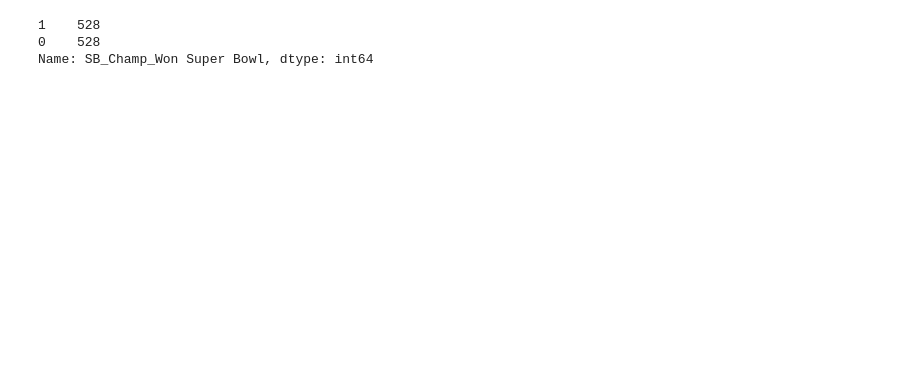
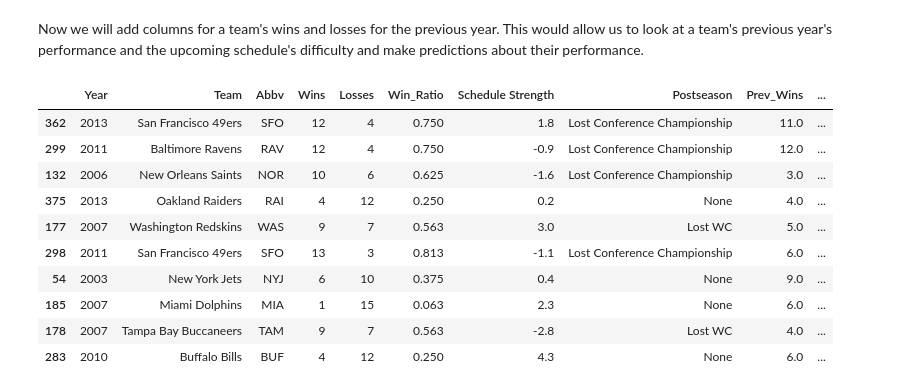
Before and after one commit to whege/SuperBowlWinFactors, a Jupyter notebook: nfl_sb_probs.ipynb, the cells around one changed output. Cells and saved outputs as stored; diff of their text form; code cells hidden in the pictures; blank space fills up the shorter version.

```diff
--- a/nfl_sb_probs.ipynb
+++ b/nfl_sb_probs.ipynb
@@ -67,0 +47,39 @@ sns.histplot(data['Schedule Strength'], ax=axes[3])
+# %% [markdown]
+Now we will add columns for a team's wins and losses for the previous year. This would allow us to look at a team's previous year's performance and the upcoming schedule's difficulty and make predictions about their performance.
+# %%
+"""
+First we need to to iterate over the unique teams in the dataframe and break
+each team into it's own dataframe to shift their data by a year. This is to
+prevent the most recent data from one team from being shifted into the oldest
+data for a different team (for example).
+"""
+
+# Isolate each team into a separate dataframe based on abbreviation
+team_dfs = [data[data['Abbv'] == abbv].copy() for abbv in data['Abbv'].unique()]
+
+# Sort each team's dataframe by year
+team_dfs = [df.sort_values(by='Year', ascending=False) for df in team_dfs]
+
+# Iterate over dataframes for each team, and shift relevant columns back a year
+for team in team_dfs:
+  team['Prev_Wins'] = team['Wins'].copy().shift(-1)
+  team['Prev_Losses'] = team['Losses'].copy().shift(-1)
+  team['Prev_Win_Ratio'] = team['Win_Ratio'].copy().shift(-1)
+  team['Prev_Sch_Str'] = team['Schedule Strength'].copy().shift(-1)
+  team['Prev Postseason'] = team['Postseason'].copy().shift(-1)
+
+data = pd.concat(team_dfs)
+
+data.sample(n=10)
+# %% [output]
+|  | Year | Team | Abbv | Wins | Losses | Win_Ratio | Schedule Strength | Postseason | Prev_Wins | ... |
+| 362 | 2013 | San Francisco 49ers | SFO | 12 | 4 | 0.750 | 1.8 | Lost Conference Championship | 11.0 | ... |
+| 299 | 2011 | Baltimore Ravens | RAV | 12 | 4 | 0.750 | -0.9 | Lost Conference Championship | 12.0 | ... |
+| 132 | 2006 | New Orleans Saints | NOR | 10 | 6 | 0.625 | -1.6 | Lost Conference Championship | 3.0 | ... |
+| 375 | 2013 | Oakland Raiders | RAI | 4 | 12 | 0.250 | 0.2 | None | 4.0 | ... |
+| 177 | 2007 | Washington Redskins | WAS | 9 | 7 | 0.563 | 3.0 | Lost WC | 5.0 | ... |
+| 298 | 2011 | San Francisco 49ers | SFO | 13 | 3 | 0.813 | -1.1 | Lost Conference Championship | 6.0 | ... |
+| 54 | 2003 | New York Jets | NYJ | 6 | 10 | 0.375 | 0.4 | None | 9.0 | ... |
+| 185 | 2007 | Miami Dolphins | MIA | 1 | 15 | 0.063 | 2.3 | None | 6.0 | ... |
+| 178 | 2007 | Tampa Bay Buccaneers | TAM | 9 | 7 | 0.563 | -2.8 | Lost WC | 4.0 | ... |
+| 283 | 2010 | Buffalo Bills | BUF | 4 | 12 | 0.250 | 4.3 | None | 6.0 | ... |
@@ -79,8 +103,6 @@ min_upsampled = resample(minority,
 
 data_balanced = pd.concat([min_upsampled, majority])
 
-data_balanced['Postseason_Won Super Bowl'].value_counts()
+use_cols = ['Win_Ratio', 'Schedule Strength']
+
+model_data = data_balanced[use_cols]
-# %% [output]
-1    528
-0    528
-Name: SB_Champ_Won Super Bowl, dtype: int64
```
Also changed, not shown: parts of 12 cells of this notebook.
